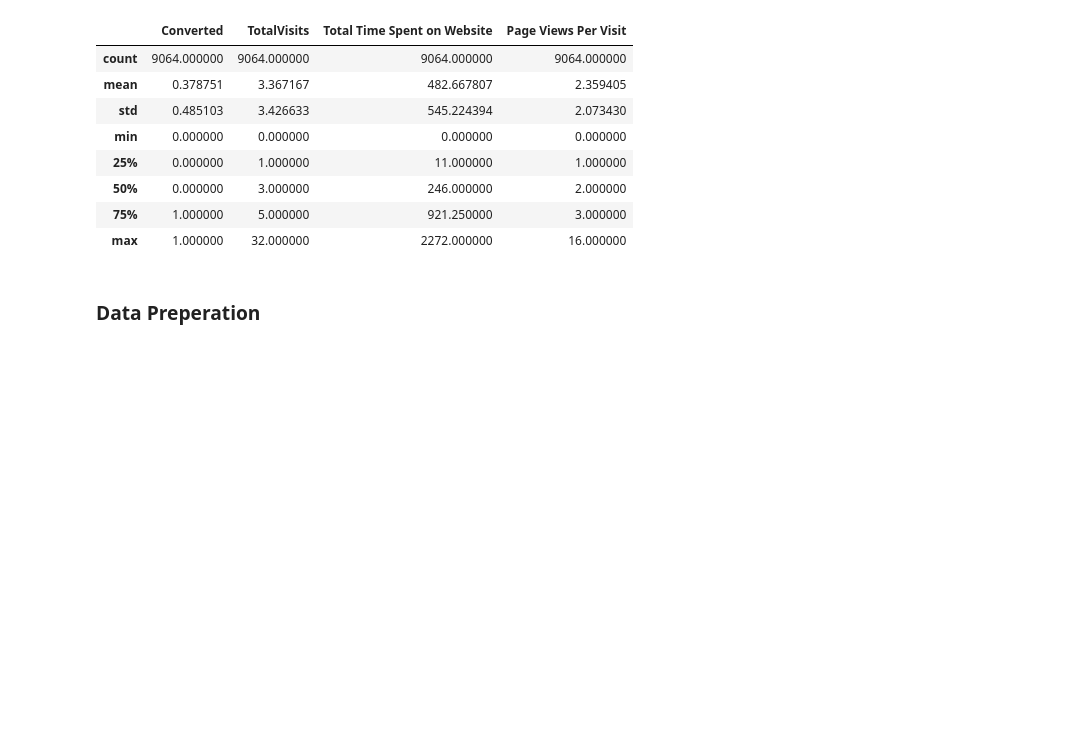
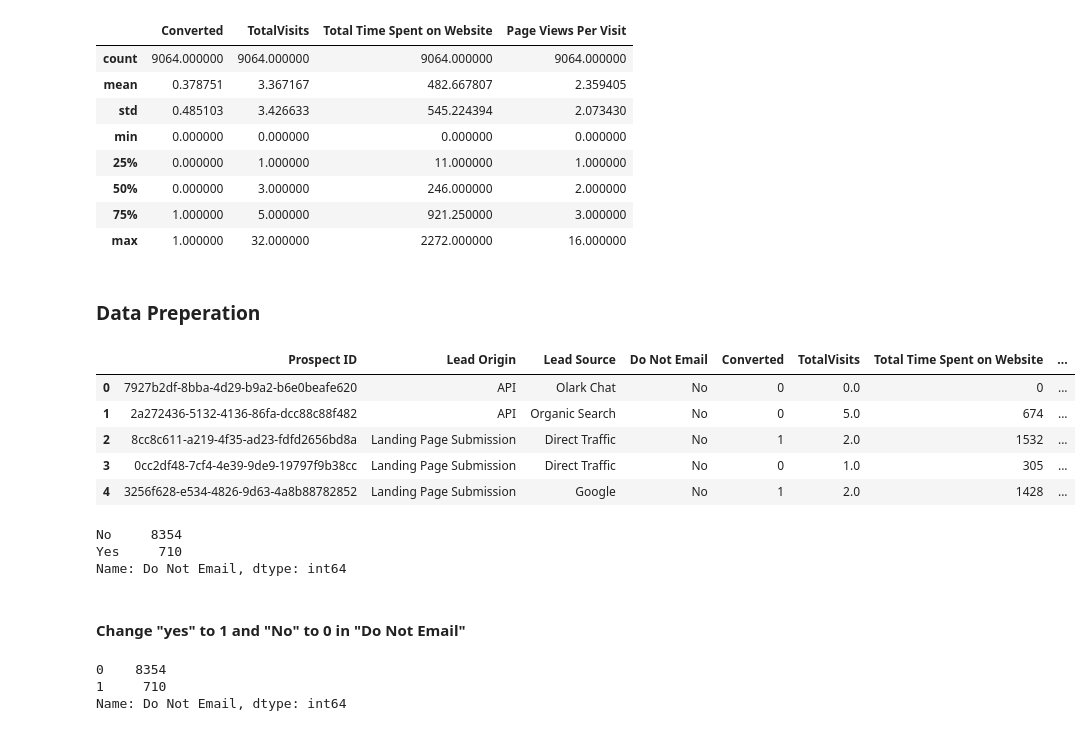
Before and after one commit to anujgupta0/Lead_Score_case_study, a Jupyter notebook: Lead_score_Case_study.ipynb, the cells around one changed output. Saved outputs shown, nothing was run; the diff lists cells and outputs as text; code cells hidden in the pictures; blank space fills up the shorter version.

```diff
--- a/Lead_score_Case_study.ipynb
+++ b/Lead_score_Case_study.ipynb
@@ -454,3 +454,22 @@ lead.describe()
 | max | 1.000000 | 32.000000 | 2272.000000 | 16.000000 |
 # %% [markdown]
 ### Data Preperation
+# %%
+# Checking the head of the dataframe
+lead.head()
+# %% [output]
+|  | Prospect ID | Lead Origin | Lead Source | Do Not Email | Converted | TotalVisits | Total Time Spent on Website | ... |
+| 0 | 7927b2df-8bba-4d29-b9a2-b6e0beafe620 | API | Olark Chat | No | 0 | 0.0 | 0 | ... |
+| 1 | 2a272436-5132-4136-86fa-dcc88c88f482 | API | Organic Search | No | 0 | 5.0 | 674 | ... |
+| 2 | 8cc8c611-a219-4f35-ad23-fdfd2656bd8a | Landing Page Submission | Direct Traffic | No | 1 | 2.0 | 1532 | ... |
+| 3 | 0cc2df48-7cf4-4e39-9de9-19797f9b38cc | Landing Page Submission | Direct Traffic | No | 0 | 1.0 | 305 | ... |
+| 4 | 3256f628-e534-4826-9d63-4a8b88782852 | Landing Page Submission | Google | No | 1 | 2.0 | 1428 | ... |
+# %%
+# To check how many categories are in a column.
+lead["Do Not Email"].value_counts()
+# %% [output]
+No     8354
+Yes     710
+Name: Do Not Email, dtype: int64
+# %% [markdown]
+#### Change "yes" to 1 and "No" to 0 in "Do Not Email"
@@ -456,0 +478,7 @@ lead.describe()
+# %%
+# Checking if it is converted.
+lead["Do Not Email"].value_counts()
+# %% [output]
+0    8354
+1     710
+Name: Do Not Email, dtype: int64
```
Also changed, not shown: parts of 15 cells of this notebook.
